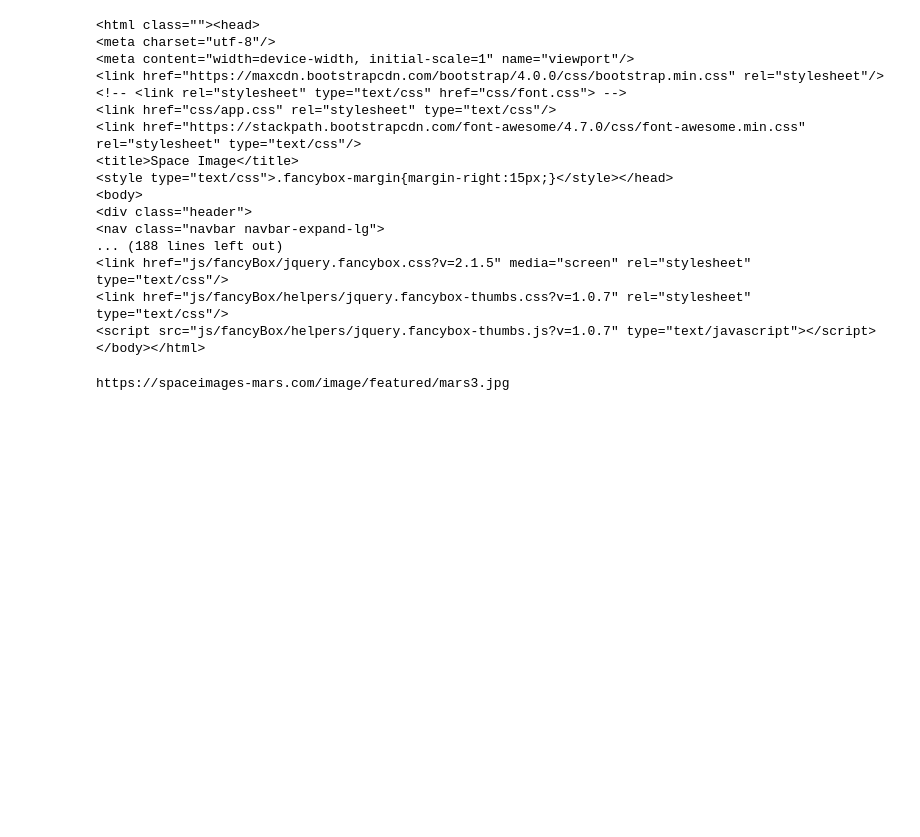
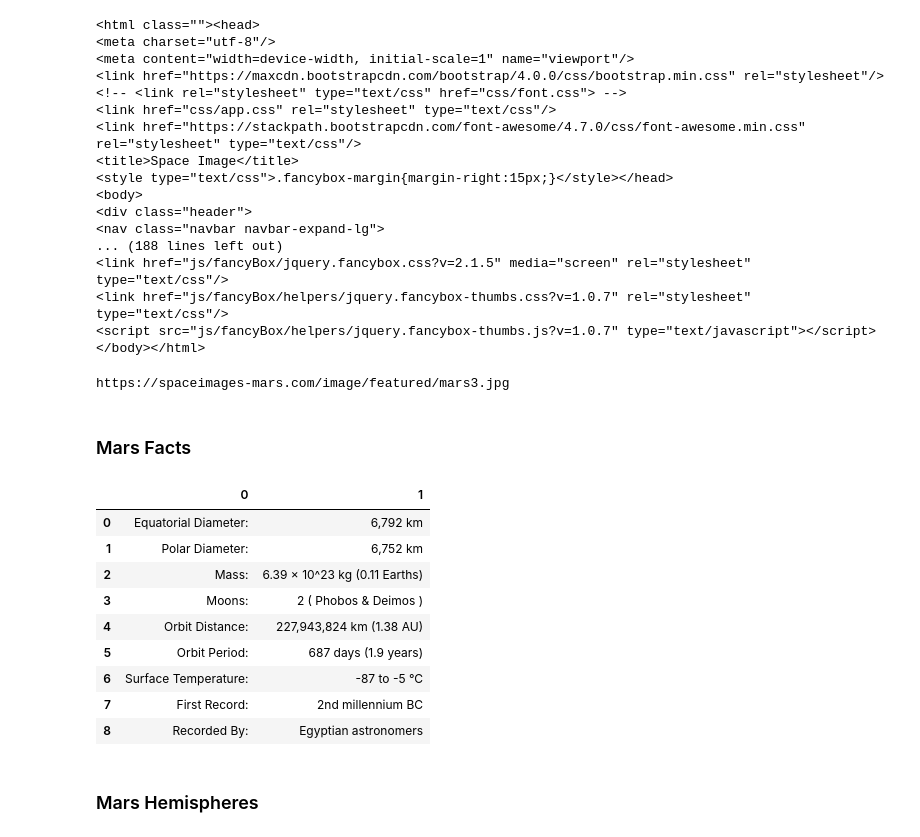
Before and after one commit to tylerhill122/web-scraping-challenge, a Jupyter notebook: Mission_to_Mars/mission_to_mars.ipynb, the cells around one changed output. Drawn from its saved outputs; the diff is of its cells as text; code cells hidden in the pictures; blank space fills up the shorter version.

```diff
--- a/Mission_to_Mars/mission_to_mars.ipynb
+++ b/Mission_to_Mars/mission_to_mars.ipynb
@@ -83,10 +82,30 @@ soup2
 <link href="js/fancyBox/helpers/jquery.fancybox-thumbs.css?v=1.0.7" rel="stylesheet" type="text/css"/>
 <script src="js/fancyBox/helpers/jquery.fancybox-thumbs.js?v=1.0.7" type="text/javascript"></script>
 </body></html>
-# %%
-results2 = soup2.find('div', class_='floating_text_area')
-link = results2.find('a', class_='showimg fancybox-thumbs')['href']
-featured_image_url = f'https://spaceimages-mars.com/{link}'
-print(featured_image_url)
-# %% [output]
-https://spaceimages-mars.com/image/featured/mars3.jpg
+# %%
+results2 = soup2.find('div', class_='floating_text_area')
+link = results2.find('a', class_='showimg fancybox-thumbs')['href']
+featured_image_url = f'https://spaceimages-mars.com/{link}'
+print(featured_image_url)
+# %% [output]
+https://spaceimages-mars.com/image/featured/mars3.jpg
+# %% [markdown]
+### Mars Facts
+# %%
+mars_fact_url = 'https://galaxyfacts-mars.com'
+mars_facts = pd.read_html(mars_fact_url)
+mf = pd.DataFrame(mars_facts[1])
+mf
+# %% [output]
+|  | 0 | 1 |
+| 0 | Equatorial Diameter: | 6,792 km |
+| 1 | Polar Diameter: | 6,752 km |
+| 2 | Mass: | 6.39 × 10^23 kg (0.11 Earths) |
+| 3 | Moons: | 2 ( Phobos & Deimos ) |
+| 4 | Orbit Distance: | 227,943,824 km (1.38 AU) |
+| 5 | Orbit Period: | 687 days (1.9 years) |
+| 6 | Surface Temperature: | -87 to -5 °C |
+| 7 | First Record: | 2nd millennium BC |
+| 8 | Recorded By: | Egyptian astronomers |
+# %% [markdown]
+### Mars Hemispheres
```
Also changed, not shown: parts of 5 cells of this notebook.
